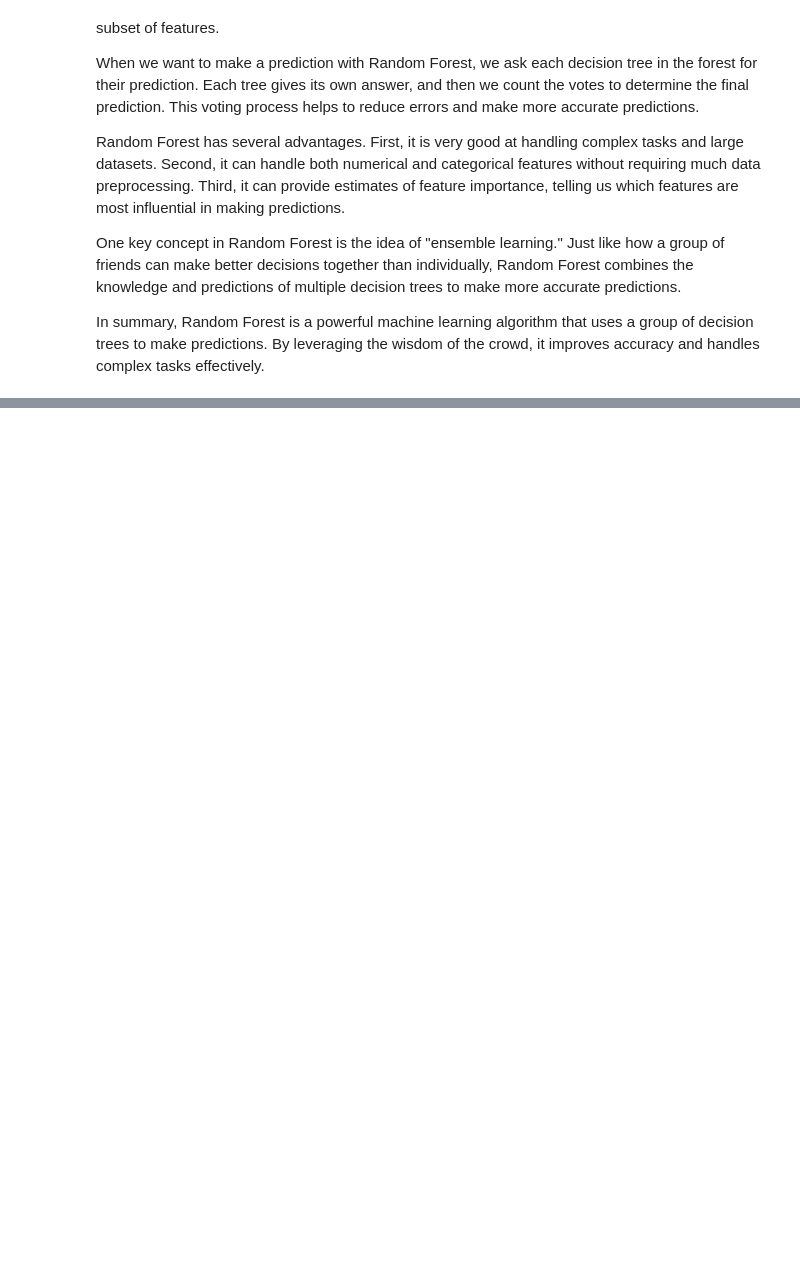
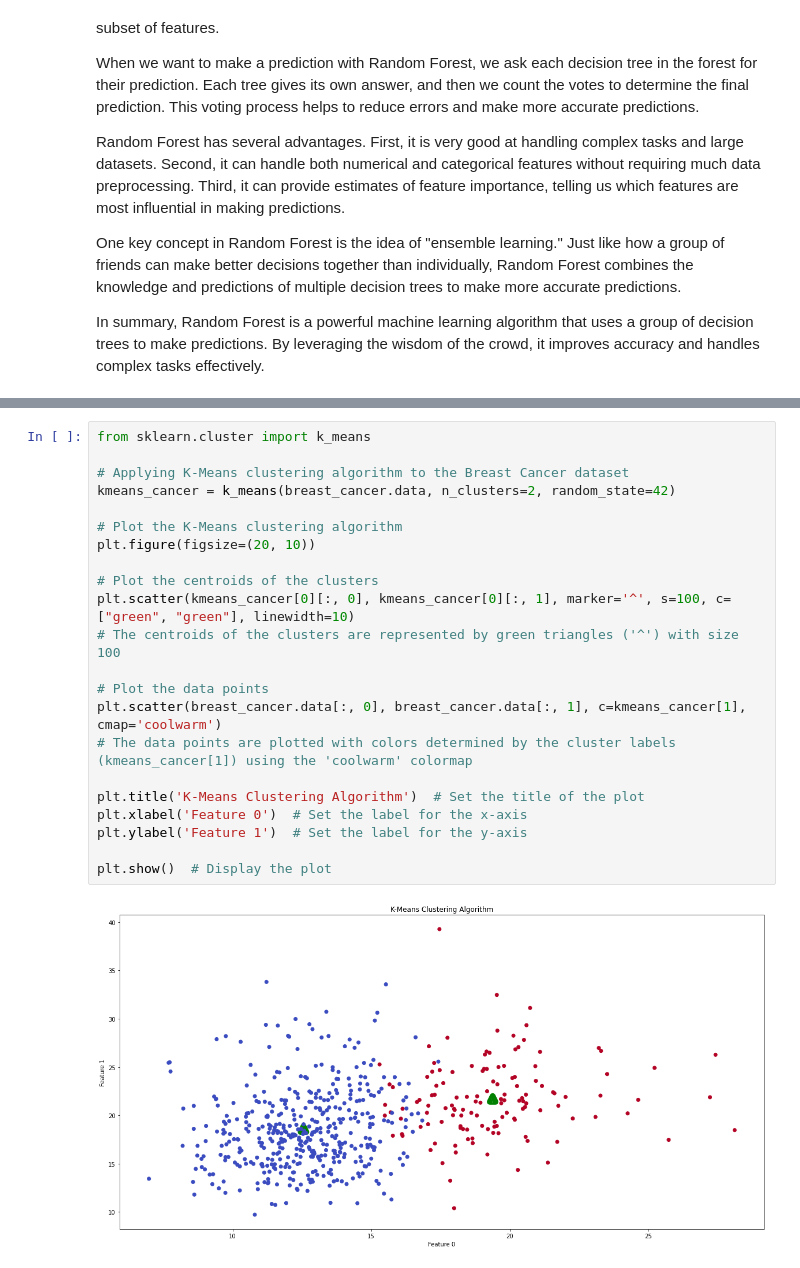
Before and after one commit to SuperSecureHuman/GDSC-ML-AI-Workshop, a Jupyter notebook: SkLearn-Classifcation.ipynb, the cells around one changed output, grey strips where cells are left out. Drawn from its saved outputs; the diff is of its cells as text; blank space fills up the shorter version.

```diff
--- a/SkLearn-Classifcation.ipynb
+++ b/SkLearn-Classifcation.ipynb
@@ -194,0 +251,24 @@ Next Dataset - Breast Cancer on
+# %%
+from sklearn.cluster import k_means
+
+# Applying K-Means clustering algorithm to the Breast Cancer dataset
+kmeans_cancer = k_means(breast_cancer.data, n_clusters=2, random_state=42)
+
+# Plot the K-Means clustering algorithm
+plt.figure(figsize=(20, 10))
+
+# Plot the centroids of the clusters
+plt.scatter(kmeans_cancer[0][:, 0], kmeans_cancer[0][:, 1], marker='^', s=100, c=["green", "green"], linewidth=10)
+# The centroids of the clusters are represented by green triangles ('^') with size 100
+
+# Plot the data points
+plt.scatter(breast_cancer.data[:, 0], breast_cancer.data[:, 1], c=kmeans_cancer[1], cmap='coolwarm')
+# The data points are plotted with colors determined by the cluster labels (kmeans_cancer[1]) using the 'coolwarm' colormap
+
+plt.title('K-Means Clustering Algorithm')  # Set the title of the plot
+plt.xlabel('Feature 0')  # Set the label for the x-axis
+plt.ylabel('Feature 1')  # Set the label for the y-axis
+
+plt.show()  # Display the plot
+# %% [output]
+[figure, added]
```
Also changed, not shown: parts of 8 cells of this notebook, 1 other file.
